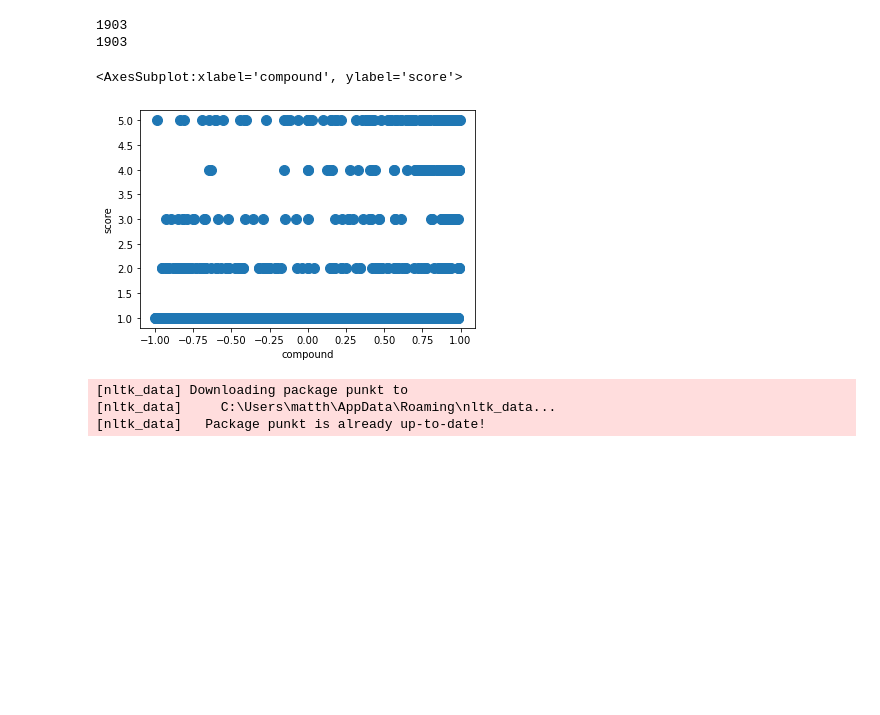
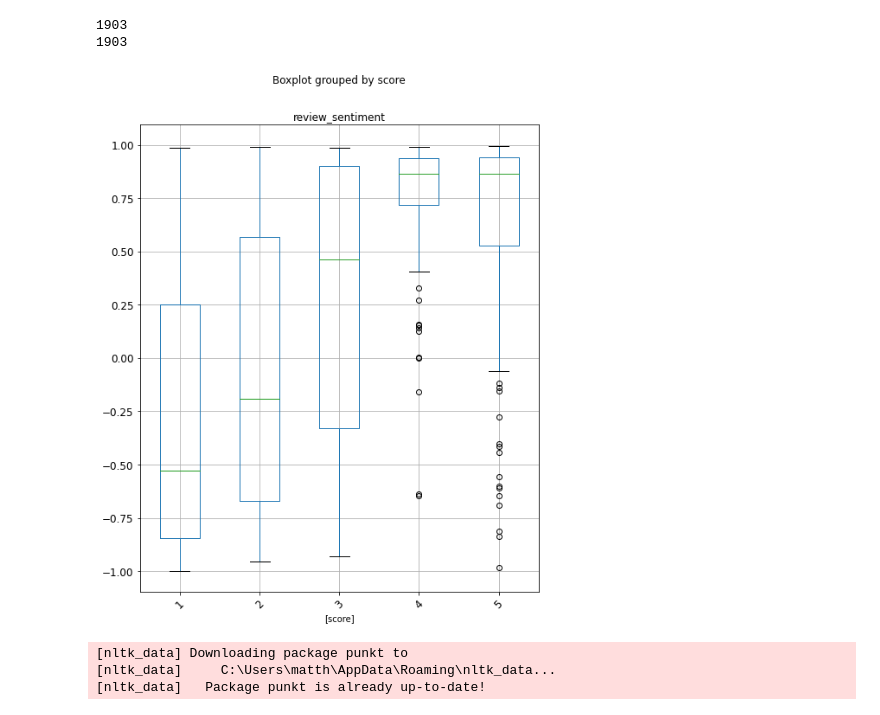
Before and after one commit to NikkiSarah/MA5853-54-Projects, a Jupyter notebook: Ingest Pipeline and EDA.ipynb, the cells around one changed output. Drawn from its saved outputs; the diff is of its cells as text; code cells hidden in the pictures; blank space fills up the shorter version.

```diff
--- a/Ingest Pipeline and EDA.ipynb
+++ b/Ingest Pipeline and EDA.ipynb
@@ -164,6 +179,29 @@ A value is trying to be set on a copy of a slice from a DataFrame
 
 See the caveats in the documentation: https://pandas.pydata.org/pandas-docs/stable/user_guide/indexing.html#returning-a-view-versus-a-copy
   iloc._setitem_with_indexer(indexer, value)
+# %%
+# create a dictionary of common expansions in the english language
+contractions_dict = {"can't": "can not",
+                         "won't": "will not",
+                         "don't": "do not",
+                         "n't":" not",
+                         "'m":" am",
+                         "'ll":" will",
+                         "'d":" would",
+                         "'ve":" have",
+                         "'re":" are",
+                         "'s": ""} # 's could be 'is' or could be possessive: it has no expansion
+# %%
+#  Expand contractions
+
+def replace_words(text, dictionary):
+    for (word, replacement) in dictionary.items():
+        text = text.replace(word, replacement)
+    #print(text)
+    return text
+
+for i in range(len(vodafone_reviews)):
+    vodafone_reviews['review'].loc[i] = replace_words(vodafone_reviews['review'].loc[i], contractions_dict)
 # %%
 # Sentiment score each review
 #############################################
@@ -190,17 +228,20 @@ vodafone_reviews_expanded
 # Set scores and sentiments to numeric
 
 vodafone_reviews_expanded[["score", "compound"]] = vodafone_reviews_expanded[["score", "compound"]].apply(pd.to_numeric)
+
+vodafone_reviews_expanded = vodafone_reviews_expanded.rename(columns={"compound" : "review_sentiment"})
 # %% [output]
 [nltk_data] Downloading package vader_lexicon to
 [nltk_data]     C:\Users\matth\AppData\Roaming\nltk_data...
 [nltk_data]   Package vader_lexicon is already up-to-date!
 1903
 1903
-# %%
-vodafone_reviews_expanded.plot.scatter(x='compound', y='score', s=100)
-# %% [output]
-<AxesSubplot:xlabel='compound', ylabel='score'>
-[figure, removed]
+# %%
+# Display a boxplot of sentiment scores for each promoter score
+
+bplot = vodafone_reviews_expanded[['score', 'review_sentiment']].boxplot( by="score", rot=45, fontsize=12, figsize=(8,10));
+# %% [output]
+[figure, added]
 # %%
 # Tokenise data to single sentences
 
```
Also changed, not shown: parts of 19 cells of this notebook.
